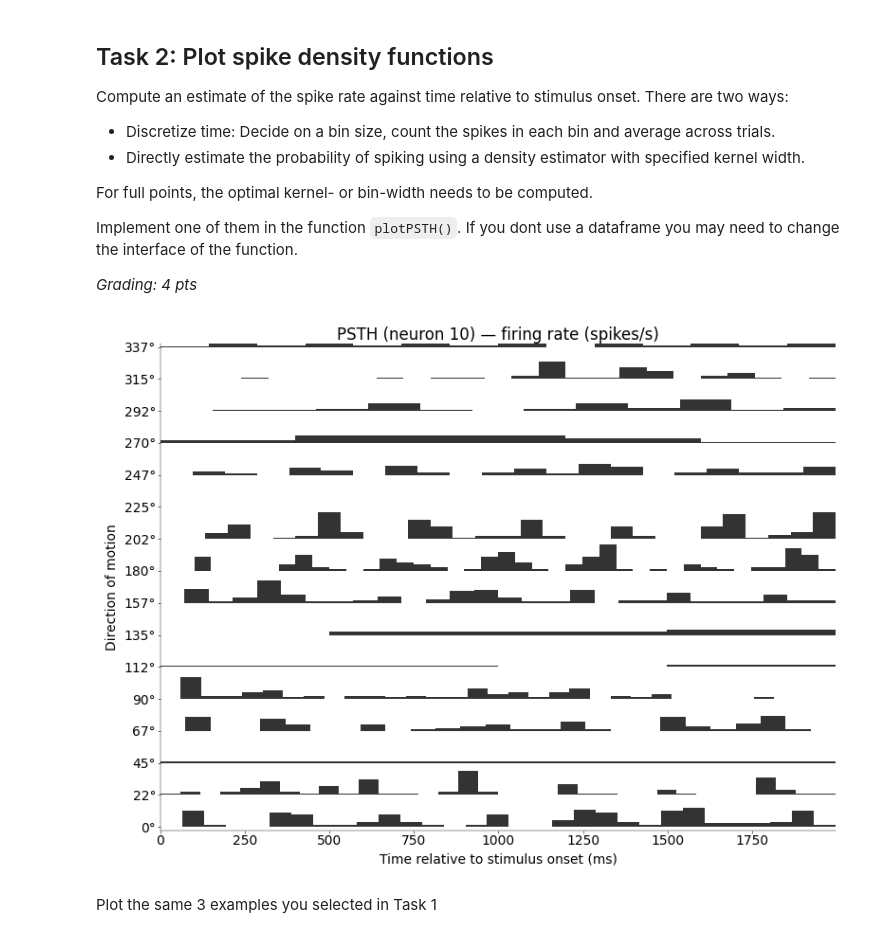
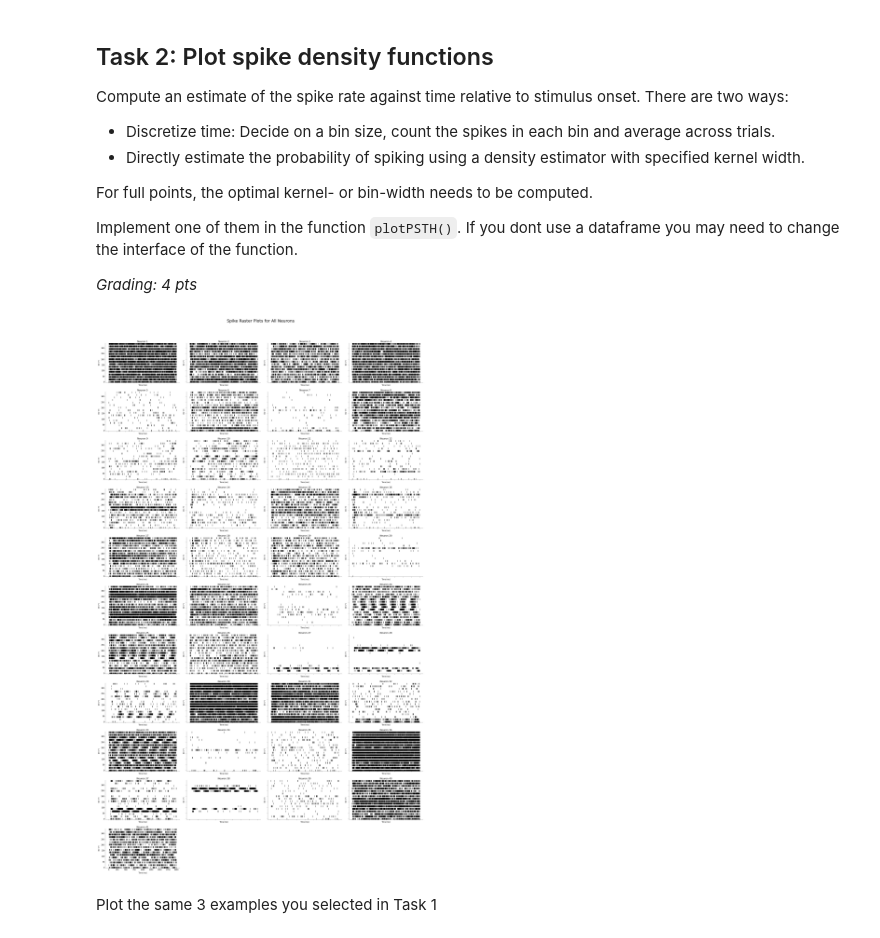
Before and after one commit to flobu98/neural_data_science, a Jupyter notebook: CodingLab4_2.ipynb, the cells around one changed output. Drawn from its saved outputs; the diff is of its cells as text; code cells hidden in the pictures.

```diff
--- a/CodingLab4_2.ipynb
+++ b/CodingLab4_2.ipynb
@@ -286,8 +306,47 @@ def plotPSTH(spikes: pd.DataFrame, neuron: int):
     plt.tight_layout()
     plt.show()
-# %%
-plotPSTH(spikes, neuron=10)
-# %% [output]
-[figure, removed]
+# %%
+# plot all neurons to look for specific properties
+
+neuron_ids = spikes["Neuron"].unique()
+n = len(neuron_ids)
+ncols = 4
+nrows = int(np.ceil(n / ncols))
+
+fig, axes = plt.subplots(
+    nrows=nrows,
+    ncols=ncols,
+    figsize=(ncols * 4, nrows * 2.5),
+    sharex=True,
+    sharey=True,
+)
+axes = axes.flatten()
+
+for i, neuron_id in enumerate(neuron_ids):
+    ax = axes[i]
+    df = spikes[spikes["Neuron"] == neuron_id]
+
+    if df.empty:
+        ax.set_title(f"Neuron {neuron_id}: No data")
+        ax.axis("off")
+        continue
+
+    ax.scatter(df["relTime"], df["Dir"], marker="|", s=40, color="black", alpha=0.8)
+    ax.set_title(f"Neuron {neuron_id}", fontsize=8)
+    ax.set_xlabel("Time (ms)", fontsize=6)
+    ax.set_ylabel("Dir (°)", fontsize=6)
+    ax.tick_params(labelsize=6)
+    ax.set_ylim(spikes["Dir"].min() - 5, spikes["Dir"].max() + 5)
+    ax.grid(False)
+
+# Turn off any remaining empty axes
+for j in range(i + 1, len(axes)):
+    axes[j].axis("off")
+
+fig.suptitle("Spike Raster Plots for All Neurons", fontsize=14)
+fig.tight_layout(rect=[0, 0, 1, 0.96])
+plt.show()
+# %% [output]
+[figure, added]
 # %% [markdown]
 Plot the same 3 examples you selected in Task 1
```
Also changed, not shown: parts of 31 cells of this notebook, 4 other files.
